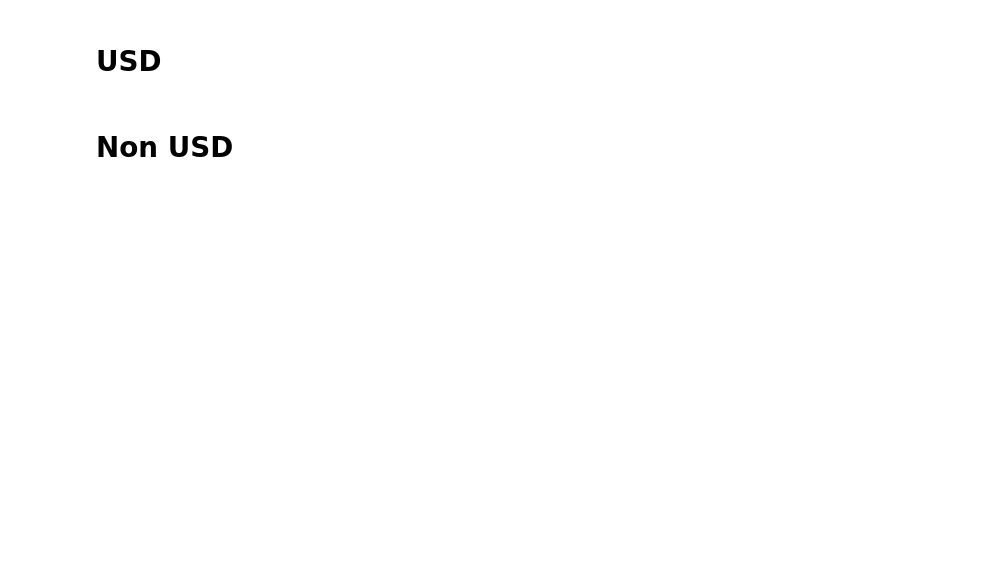
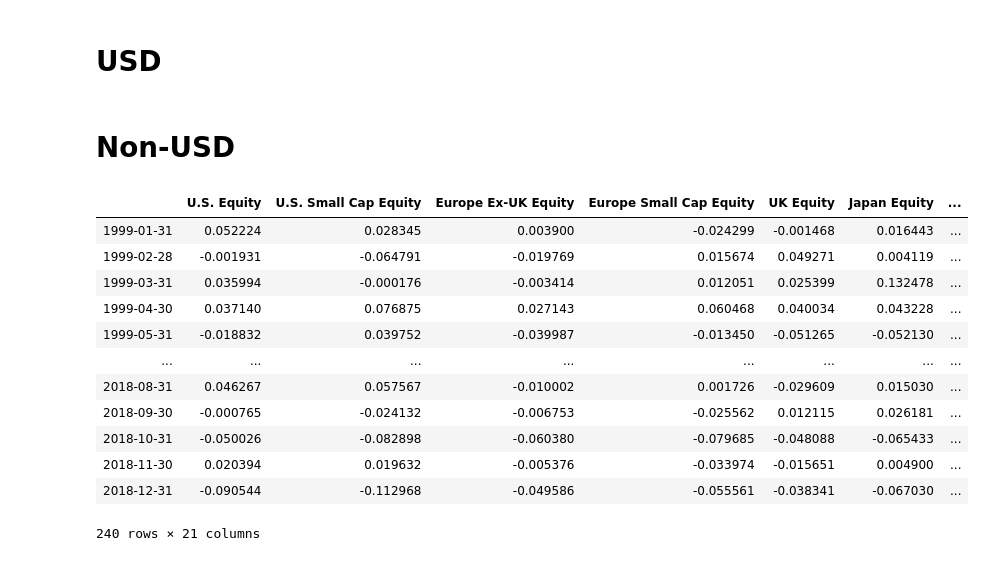
Before and after one commit to xbbld4x/CMAs, a Jupyter notebook: backfill_calc.ipynb, the cells around one changed output. Drawn from its saved outputs; the diff is of its cells as text; code cells hidden in the pictures; blank space fills up the shorter version.

```diff
--- a/backfill_calc.ipynb
+++ b/backfill_calc.ipynb
@@ -9,6 +7,6 @@ from datetime import datetime
 from dateutil.relativedelta import relativedelta
 from scipy import stats
 # %%
-# Include 20 years of data dats
+# 20 years of data dates
 last_date = datetime.strptime(cma.val_dict['as_of_date'], '%m-%d-%Y')
-first_date = last_date - relativedelta(years=20)
+first_date = last_date - relativedelta(years=20) + relativedelta(months=1)
@@ -17,16 +74,15 @@ first_date = last_date - relativedelta(years=20)
+# %% [markdown]
+# Non-USD
 # %%
 # Import index values
-df_equity = pd.read_excel(
-    "P:\\Advisory\\Research\\Automation\\CMAs\\Data\\bloomberg_data_usd.xlsx", sheet_name='equity_returns', index_col=0)
-df_fixed = pd.read_excel(
-    "P:\\Advisory\\Research\\Automation\\CMAs\\Data\\bloomberg_data_usd.xlsx", sheet_name='fixed_returns', index_col=0)
-df_alts = pd.read_excel(
-    "P:\\Advisory\\Research\\Automation\\CMAs\\Data\\bloomberg_data_usd.xlsx", sheet_name='alts_returns', index_col=0)
+df_equity_nonus = pd.read_excel(
+    "P:\\Advisory\\Research\\Automation\\CMAs\\Data\\bloomberg_data_nonus.xlsx", sheet_name='equity_returns', index_col=0)
+df_fixed_nonus = pd.read_excel(
+    "P:\\Advisory\\Research\\Automation\\CMAs\\Data\\bloomberg_data_nonus.xlsx", sheet_name='fixed_returns', index_col=0)
+df_alts_nonus = pd.read_excel(
+    "P:\\Advisory\\Research\\Automation\\CMAs\\Data\\bloomberg_data_nonus.xlsx", sheet_name='alts_returns', index_col=0)
+df_currency = pd.read_excel(
+    "P:\\Advisory\\Research\\Automation\\CMAs\\Data\\bloomberg_data_nonus.xlsx", sheet_name='currencies', index_col=0)
 
 # Combine all index values into single dataframe
-df_returns = df_equity.join(df_fixed, how="outer")
-df_returns = df_returns.join(df_alts, how="outer")
-
-# Filter dataframe to only include 20 years of data
-mask_us = (df_returns.index > first_date) & (df_returns.index <= last_date)
-df_returns = df_returns.loc[mask_us]
+df_index_nonus = df_equity_nonus.join(df_fixed_nonus, how="outer").join(df_alts_nonus, how="outer")
@@ -69 +89,35 @@ for i in range(len(list_nan_us)):
+# %%
+# Adjust indices for currency
+df_index_local= df_index_nonus.mul(df_currency[cma.val_dict['currency']], axis=0)
+
+# Add back in alts and us equity with non local results
+df_equity_nonus_usequity = df_equity_nonus['U.S. Equity']
+df_alts_nonus_nolocal = df_alts_nonus.merge(df_equity_nonus_usequity, left_index=True, right_index=True)
+df_alts_nonus_nolocal = df_alts_nonus_nolocal.add_prefix('USD_')
+
+df_index_local = df_index_local.join(df_alts_nonus_nolocal, how="outer")
+
+# Calculate monthly returns in local currency
+df_returns_nonus = df_index_local.pct_change()
+
+# Filter dataframe to only include last 20 years
+df_returns_nonus = df_returns_nonus.loc[first_date:last_date, :]
+# %%
+df_backfill_nonus = backfill_determination(df_returns_nonus, 'nonus')
+backfill_calc(df_returns_nonus, df_backfill_nonus)
+df_returns_nonus
+# %% [output]
+|  | U.S. Equity | U.S. Small Cap Equity | Europe Ex-UK Equity | Europe Small Cap Equity | UK Equity | Japan Equity | ... |
+| 1999-01-31 | 0.052224 | 0.028345 | 0.003900 | -0.024299 | -0.001468 | 0.016443 | ... |
+| 1999-02-28 | -0.001931 | -0.064791 | -0.019769 | 0.015674 | 0.049271 | 0.004119 | ... |
+| 1999-03-31 | 0.035994 | -0.000176 | -0.003414 | 0.012051 | 0.025399 | 0.132478 | ... |
+| 1999-04-30 | 0.037140 | 0.076875 | 0.027143 | 0.060468 | 0.040034 | 0.043228 | ... |
+| 1999-05-31 | -0.018832 | 0.039752 | -0.039987 | -0.013450 | -0.051265 | -0.052130 | ... |
+| ... | ... | ... | ... | ... | ... | ... | ... |
+| 2018-08-31 | 0.046267 | 0.057567 | -0.010002 | 0.001726 | -0.029609 | 0.015030 | ... |
+| 2018-09-30 | -0.000765 | -0.024132 | -0.006753 | -0.025562 | 0.012115 | 0.026181 | ... |
+| 2018-10-31 | -0.050026 | -0.082898 | -0.060380 | -0.079685 | -0.048088 | -0.065433 | ... |
+| 2018-11-30 | 0.020394 | 0.019632 | -0.005376 | -0.033974 | -0.015651 | 0.004900 | ... |
+| 2018-12-31 | -0.090544 | -0.112968 | -0.049586 | -0.055561 | -0.038341 | -0.067030 | ... |
+240 rows × 21 columns
 # %%
@@ -72,2 +125,0 @@ df_returns.to_csv(
-# %% [markdown]
-# Non USD
```
Also changed, not shown: parts of 15 cells of this notebook, 14 other files.
